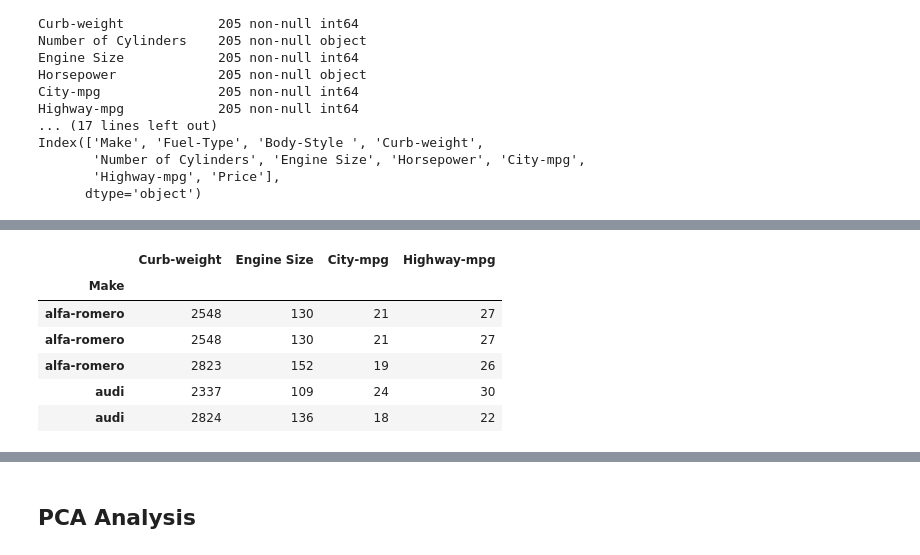
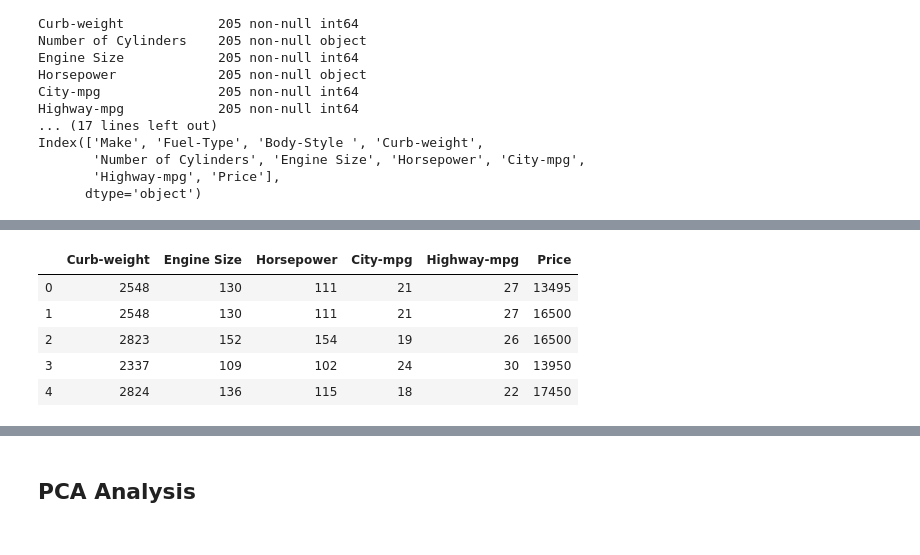
Before and after one commit to mossnick/VIS_Analitics_PCA, a Jupyter notebook: Car_PCA.ipynb, the cells around one changed output, grey strips where cells are left out. Cells and saved outputs as stored; diff of their text form; code cells hidden in the pictures.

```diff
--- a/Car_PCA.ipynb
+++ b/Car_PCA.ipynb
@@ -43,0 +35,2 @@ car_data.head()
+# %%
+car_data.loc[car_data['Horsepower'] == '?', 'Horsepower'] = np.nan
@@ -43,0 +57,3 @@ car_data.head()
+# %%
+car_data.loc[car_data['Price'] == '?', 'Price'] = np.nan
+car_data[car_data['Horsepower'] == '?']
@@ -43,0 +80,3 @@ car_data.head()
+# %%
+car_data = car_data.dropna()
+car_data.info()
@@ -43,0 +99,3 @@ car_data.head()
+# %%
+car_data = car_data.astype({'Horsepower':'int32','Price':'int32'})
+car_data.info()
@@ -44,11 +118,10 @@ car_data.head()
 # %%
-car_quant_data = car_data.select_dtypes(include=['int64']).copy()
+car_quant_data = car_data.select_dtypes(include=['int64', 'int32']).copy()
 car_quant_data.head() #get only numeric features
 # %% [output]
-|  | Curb-weight | Engine Size | City-mpg | Highway-mpg |
-| Make |  |  |  |  |
-| alfa-romero | 2548 | 130 | 21 | 27 |
-| alfa-romero | 2548 | 130 | 21 | 27 |
-| alfa-romero | 2823 | 152 | 19 | 26 |
-| audi | 2337 | 109 | 24 | 30 |
-| audi | 2824 | 136 | 18 | 22 |
+|  | Curb-weight | Engine Size | Horsepower | City-mpg | Highway-mpg | Price |
+| 0 | 2548 | 130 | 111 | 21 | 27 | 13495 |
+| 1 | 2548 | 130 | 111 | 21 | 27 | 16500 |
+| 2 | 2823 | 152 | 154 | 19 | 26 | 16500 |
+| 3 | 2337 | 109 | 102 | 24 | 30 | 13950 |
+| 4 | 2824 | 136 | 115 | 18 | 22 | 17450 |
```
Also changed, not shown: parts of 37 cells of this notebook.
